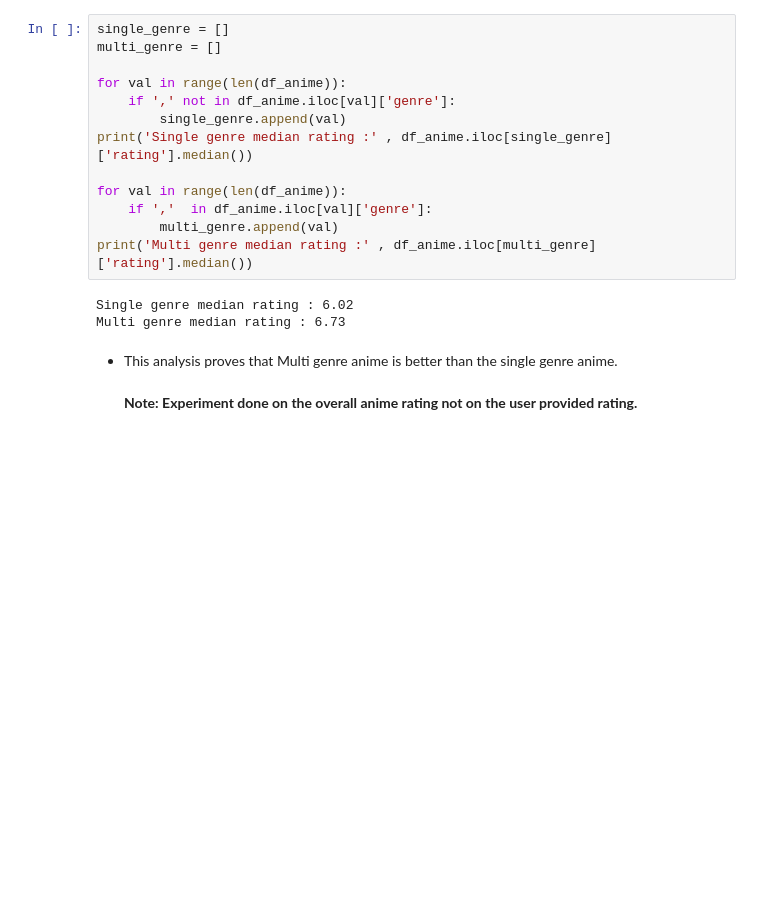
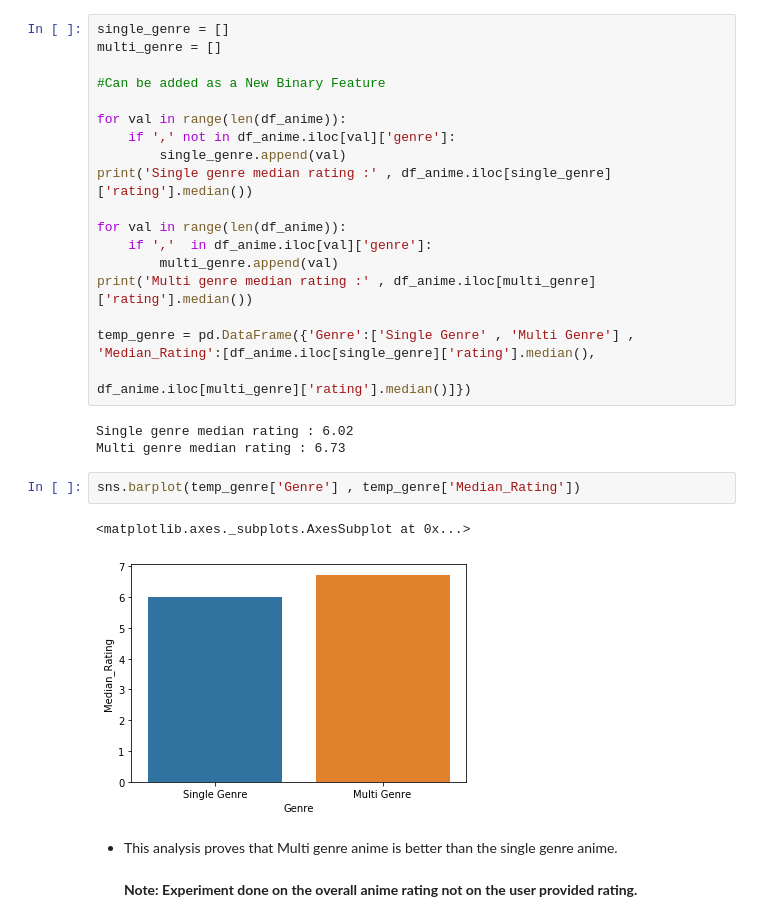
Before and after one commit to dhanushkumare/Anime-Recommendation, a Jupyter notebook: Exploratory Data Analysis/Exploratory Data Analysis.ipynb, the cells around one changed output. Drawn from its saved outputs; the diff is of its cells as text; blank space fills up the shorter version.

```diff
--- a/Exploratory Data Analysis/Exploratory Data Analysis.ipynb
+++ b/Exploratory Data Analysis/Exploratory Data Analysis.ipynb
@@ -209,6 +225,8 @@ Median rating of the genre scifi is 6.76
 # %%
 single_genre = []
 multi_genre = []
+
+#Can be added as a New Binary Feature
 
 for val in range(len(df_anime)):
     if ',' not in df_anime.iloc[val]['genre']:
@@ -219,9 +237,17 @@ for val in range(len(df_anime)):
     if ','  in df_anime.iloc[val]['genre']:
         multi_genre.append(val)
 print('Multi genre median rating :' , df_anime.iloc[multi_genre]['rating'].median())
+
+temp_genre = pd.DataFrame({'Genre':['Single Genre' , 'Multi Genre'] , 'Median_Rating':[df_anime.iloc[single_genre]['rating'].median(),
+                                                                                     df_anime.iloc[multi_genre]['rating'].median()]})
 # %% [output]
 Single genre median rating : 6.02
 Multi genre median rating : 6.73
+# %%
+sns.barplot(temp_genre['Genre'] , temp_genre['Median_Rating'])
+# %% [output]
+<matplotlib.axes._subplots.AxesSubplot at 0x...>
+[figure, added]
 # %% [markdown]
 - This analysis proves that Multi genre anime is better than the single genre anime.<br><br>
 **Note: Experiment done on the overall anime rating not on the user provided rating.**
```
Also changed, not shown: parts of 20 cells of this notebook.
